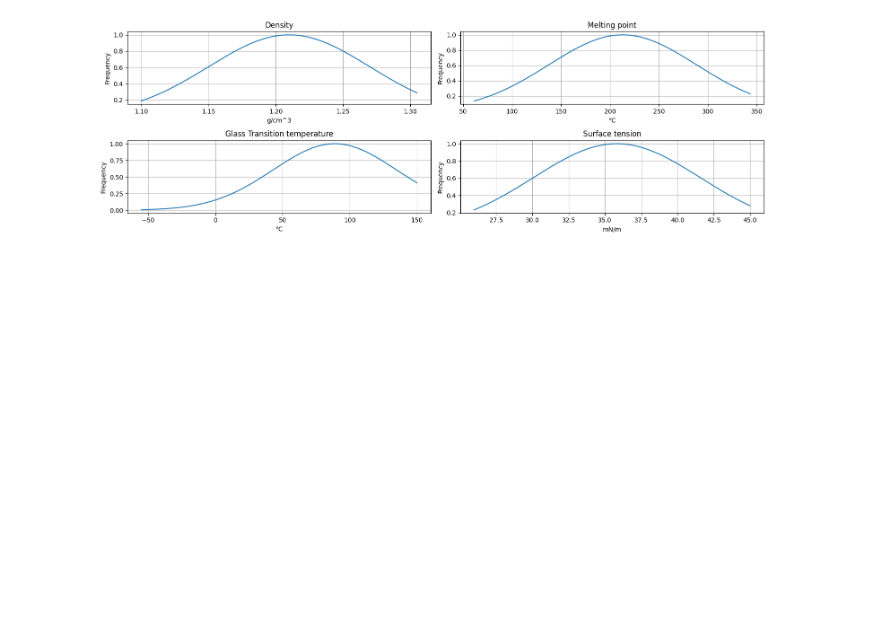
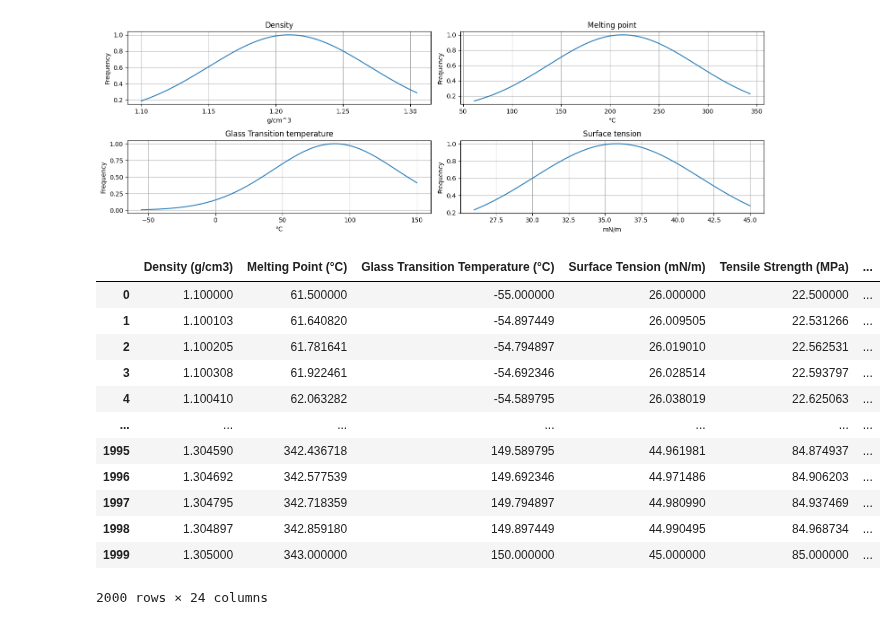
Before and after one commit to Leo2209/Active_Learning_DPB4, a Jupyter notebook: Analisis exploratorio.ipynb, the cells around one changed output. Cells and saved outputs as stored; diff of their text form; code cells hidden in the pictures; blank space fills up the shorter version.

```diff
--- a/Analisis exploratorio.ipynb
+++ b/Analisis exploratorio.ipynb
@@ -81,0 +82,52 @@ plt.tight_layout();plt.show()
+# %%
+import pandas as pd
+
+# Crear el DataFrame transponiendo las filas a columnas
+dataset_freq = pd.DataFrame([den, mel, gla, surf, tes, tem, elo, the, coe, wat, sol, die, ref, flo, vis, hil, mon, cry, mol, dis, vol, con, fee, dim]).T
+dataset_val=pd.DataFrame([x1,x2,x3,x4,x5,x6,x7,x8,x9,x10,x11,x12,x13,x14,x15,x16,x17,x18,x19,x20,x21,x22,x23,y]).T
+
+# Etiquetar las columnas
+dataset_freq.columns = [
+    "Density (g/cm3)", "Melting Point (°C)", "Glass Transition Temperature (°C)",
+    "Surface Tension (mN/m)", "Tensile Strength (MPa)", "Tensile Modulus (GPa)",
+    "Elongation at Break (%)", "Thermal Conductivity (W/m·K)",
+    "Coefficient of Linear Thermal Expansion (10⁻⁶/°C)", "Water Absorption (24h) (%)",
+    "Solubility Parameter (MPa⁰.⁵)", "Dielectric Constant (MHz)",
+    "Refractive Index", "Flory-Huggins Interaction Parameter (with water)",
+    "Intrinsic Viscosity (dL/g)", "Hildebrand Solubility Parameter (MPa⁰.⁵)",
+    "Monomer Molecular Weight (g/mol)", "Crystallinity (%)",
+    "Molecular Weight Distribution (Mw/Mn)", "Distance (cm)",
+    "Voltage (kV)", "Concentration of Polymer Solution (wt%)",
+    "Feed Rate (ml/h)", "Diameter of Electrospun Fibers (µm)"
+]
+
+# Etiquetar las columnas
+dataset_val.columns = [
+    "Density (g/cm3)", "Melting Point (°C)", "Glass Transition Temperature (°C)",
+    "Surface Tension (mN/m)", "Tensile Strength (MPa)", "Tensile Modulus (GPa)",
+    "Elongation at Break (%)", "Thermal Conductivity (W/m·K)",
+    "Coefficient of Linear Thermal Expansion (10⁻⁶/°C)", "Water Absorption (24h) (%)",
+    "Solubility Parameter (MPa⁰.⁵)", "Dielectric Constant (MHz)",
+    "Refractive Index", "Flory-Huggins Interaction Parameter (with water)",
+    "Intrinsic Viscosity (dL/g)", "Hildebrand Solubility Parameter (MPa⁰.⁵)",
+    "Monomer Molecular Weight (g/mol)", "Crystallinity (%)",
+    "Molecular Weight Distribution (Mw/Mn)", "Distance (cm)",
+    "Voltage (kV)", "Concentration of Polymer Solution (wt%)",
+    "Feed Rate (ml/h)", "Diameter of Electrospun Fibers (µm)"
+]
+
+dataset_val
+# %% [output]
+|  | Density (g/cm3) | Melting Point (°C) | Glass Transition Temperature (°C) | Surface Tension (mN/m) | Tensile Strength (MPa) | ... |
+| 0 | 1.100000 | 61.500000 | -55.000000 | 26.000000 | 22.500000 | ... |
+| 1 | 1.100103 | 61.640820 | -54.897449 | 26.009505 | 22.531266 | ... |
+| 2 | 1.100205 | 61.781641 | -54.794897 | 26.019010 | 22.562531 | ... |
+| 3 | 1.100308 | 61.922461 | -54.692346 | 26.028514 | 22.593797 | ... |
+| 4 | 1.100410 | 62.063282 | -54.589795 | 26.038019 | 22.625063 | ... |
+| ... | ... | ... | ... | ... | ... | ... |
+| 1995 | 1.304590 | 342.436718 | 149.589795 | 44.961981 | 84.874937 | ... |
+| 1996 | 1.304692 | 342.577539 | 149.692346 | 44.971486 | 84.906203 | ... |
+| 1997 | 1.304795 | 342.718359 | 149.794897 | 44.980990 | 84.937469 | ... |
+| 1998 | 1.304897 | 342.859180 | 149.897449 | 44.990495 | 84.968734 | ... |
+| 1999 | 1.305000 | 343.000000 | 150.000000 | 45.000000 | 85.000000 | ... |
+2000 rows × 24 columns
```
Also changed, not shown: parts of 6 cells of this notebook.
